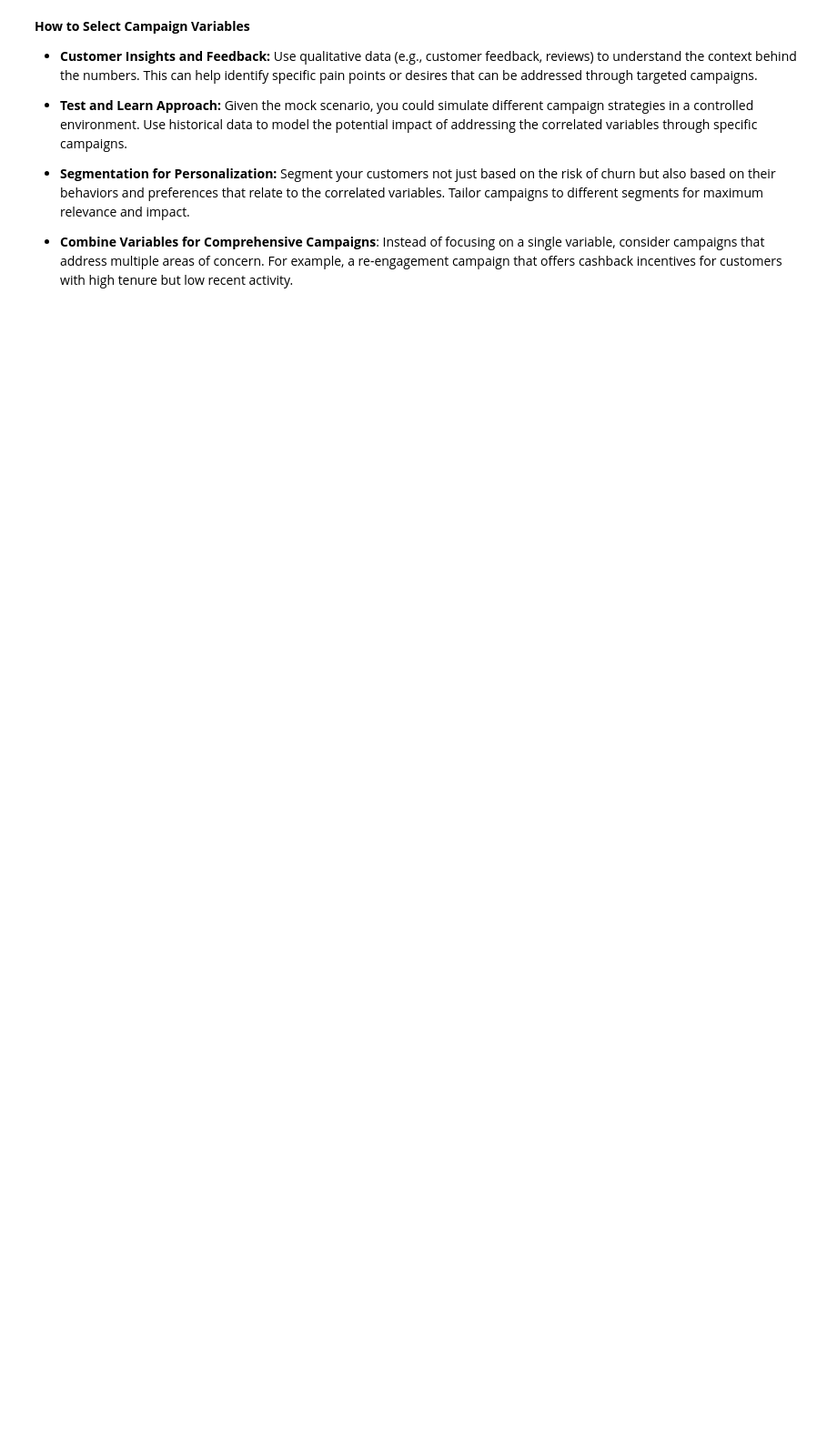
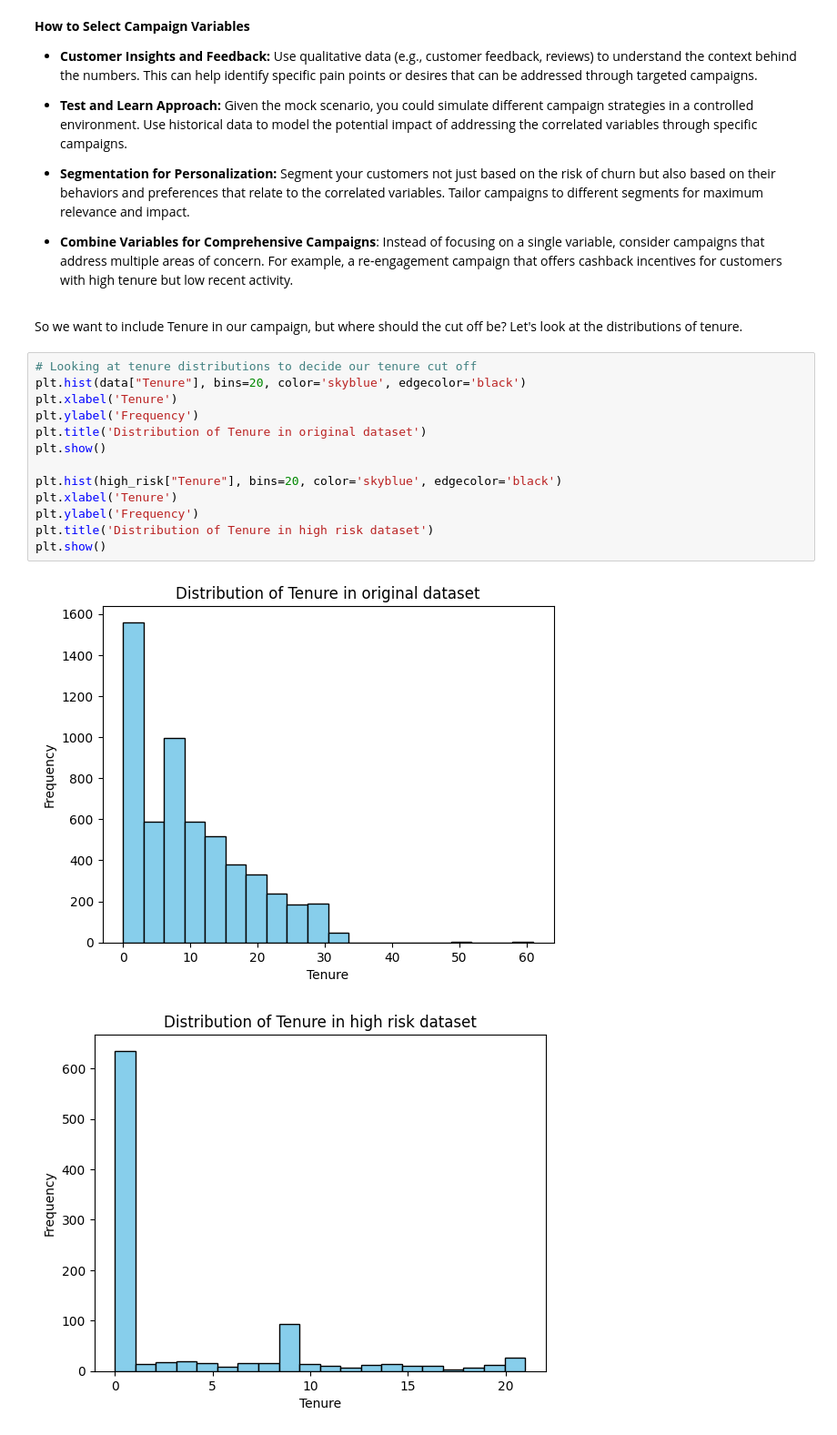
Before and after one commit to PiersMolyneux/customer-churn-AB-test, a Jupyter notebook: ReduceChurnABTestingCampaign.ipynb, the cells around one changed output. Shown at 91% size. Drawn from its saved outputs; the diff is of its cells as text; blank space fills up the shorter version.

```diff
--- a/ReduceChurnABTestingCampaign.ipynb
+++ b/ReduceChurnABTestingCampaign.ipynb
@@ -173,3 +210,21 @@ Here we can see that the variable with the highest magnitude of correlation is t
 * **Segmentation for Personalization:** Segment your customers not just based on the risk of churn but also based on their behaviors and preferences that relate to the correlated variables. Tailor campaigns to different segments for maximum relevance and impact.
 
 * **Combine Variables for Comprehensive Campaigns**: Instead of focusing on a single variable, consider campaigns that address multiple areas of concern. For example, a re-engagement campaign that offers cashback incentives for customers with high tenure but low recent activity.
+# %% [markdown]
+So we want to include Tenure in our campaign, but where should the cut off be? Let's look at the distributions of tenure.
+# %%
+# Looking at tenure distributions to decide our tenure cut off
+plt.hist(data["Tenure"], bins=20, color='skyblue', edgecolor='black')
+plt.xlabel('Tenure')
+plt.ylabel('Frequency')
+plt.title('Distribution of Tenure in original dataset')
+plt.show()
+
+plt.hist(high_risk["Tenure"], bins=20, color='skyblue', edgecolor='black')
+plt.xlabel('Tenure')
+plt.ylabel('Frequency')
+plt.title('Distribution of Tenure in high risk dataset')
+plt.show()
+# %% [output]
+[figure, added]
+[figure, added]
```
Also changed, not shown: parts of 12 cells of this notebook.
